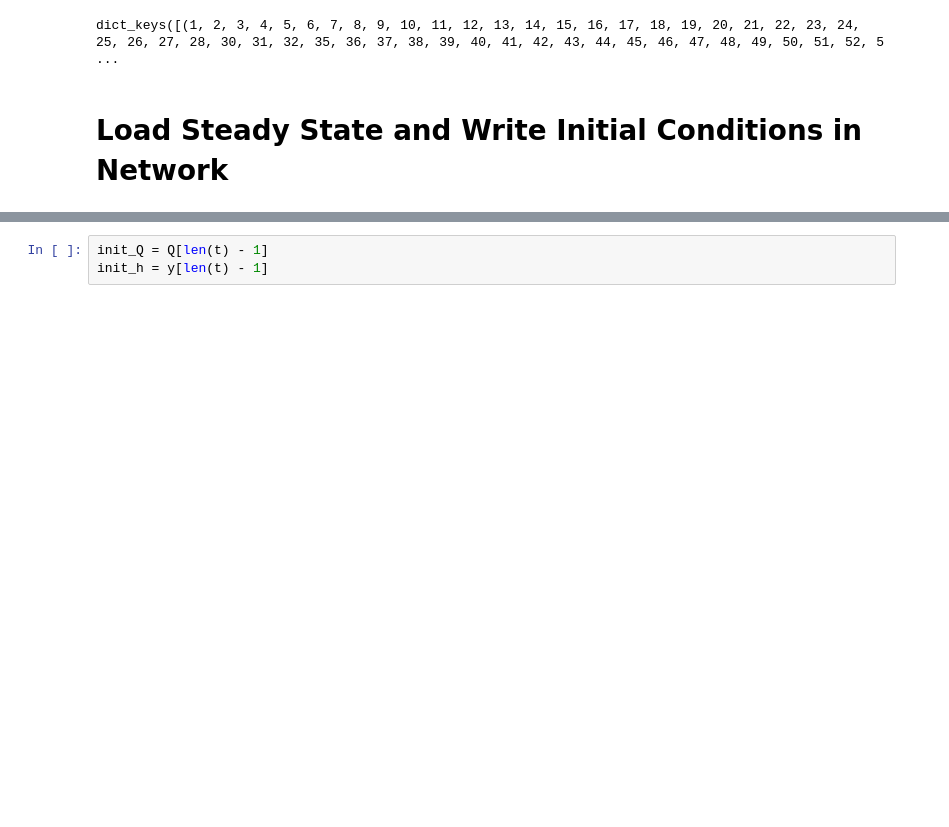
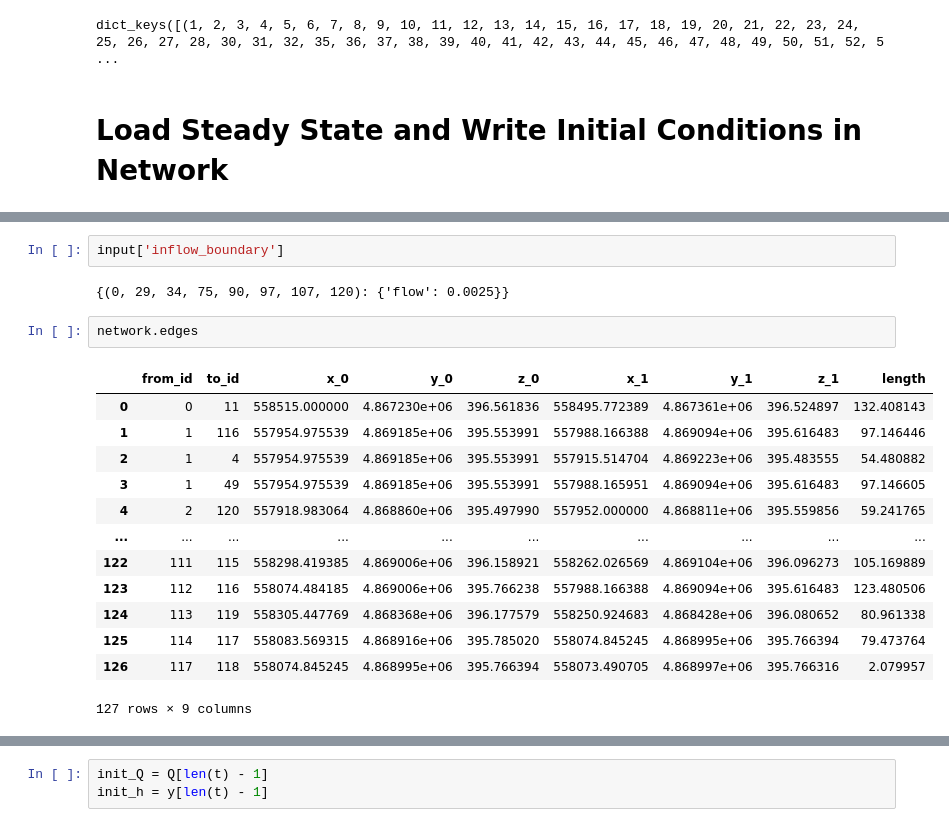
Before and after one commit to jhuang523/UMNBearSpring, a Jupyter notebook: openkarst/steady_state/conduit_geometry_setup.ipynb, the cells around one changed output, grey strips where cells are left out. Saved outputs shown, nothing was run; the diff lists cells and outputs as text; blank space fills up the shorter version.

```diff
--- a/openkarst/steady_state/conduit_geometry_setup.ipynb
+++ b/openkarst/steady_state/conduit_geometry_setup.ipynb
@@ -401,3 +422,23 @@ input = load_pickle(f'conduit_geometry_test/output/{run_name}/input_data.pkl')
+# %%
+input['inflow_boundary']
+# %% [output]
+{(0, 29, 34, 75, 90, 97, 107, 120): {'flow': 0.0025}}
+# %%
+network.edges
+# %% [output]
+|  | from_id | to_id | x_0 | y_0 | z_0 | x_1 | y_1 | z_1 | length |
+| 0 | 0 | 11 | 558515.000000 | 4.867230e+06 | 396.561836 | 558495.772389 | 4.867361e+06 | 396.524897 | 132.408143 |
+| 1 | 1 | 116 | 557954.975539 | 4.869185e+06 | 395.553991 | 557988.166388 | 4.869094e+06 | 395.616483 | 97.146446 |
+| 2 | 1 | 4 | 557954.975539 | 4.869185e+06 | 395.553991 | 557915.514704 | 4.869223e+06 | 395.483555 | 54.480882 |
+| 3 | 1 | 49 | 557954.975539 | 4.869185e+06 | 395.553991 | 557988.165951 | 4.869094e+06 | 395.616483 | 97.146605 |
+| 4 | 2 | 120 | 557918.983064 | 4.868860e+06 | 395.497990 | 557952.000000 | 4.868811e+06 | 395.559856 | 59.241765 |
+| ... | ... | ... | ... | ... | ... | ... | ... | ... | ... |
+| 122 | 111 | 115 | 558298.419385 | 4.869006e+06 | 396.158921 | 558262.026569 | 4.869104e+06 | 396.096273 | 105.169889 |
+| 123 | 112 | 116 | 558074.484185 | 4.869006e+06 | 395.766238 | 557988.166388 | 4.869094e+06 | 395.616483 | 123.480506 |
+| 124 | 113 | 119 | 558305.447769 | 4.868368e+06 | 396.177579 | 558250.924683 | 4.868428e+06 | 396.080652 | 80.961338 |
+| 125 | 114 | 117 | 558083.569315 | 4.868916e+06 | 395.785020 | 558074.845245 | 4.868995e+06 | 395.766394 | 79.473764 |
+| 126 | 117 | 118 | 558074.845245 | 4.868995e+06 | 395.766394 | 558073.490705 | 4.868997e+06 | 395.766316 | 2.079957 |
+127 rows × 9 columns
 # %%
 plt.stackplot(
     t,
```
Also changed, not shown: parts of 5 cells of this notebook, 5 other files.
